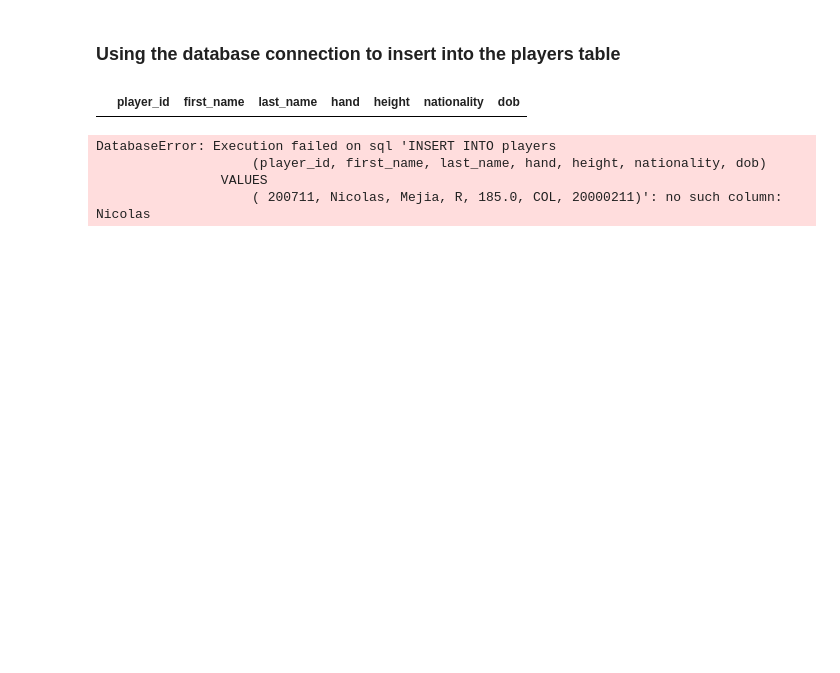
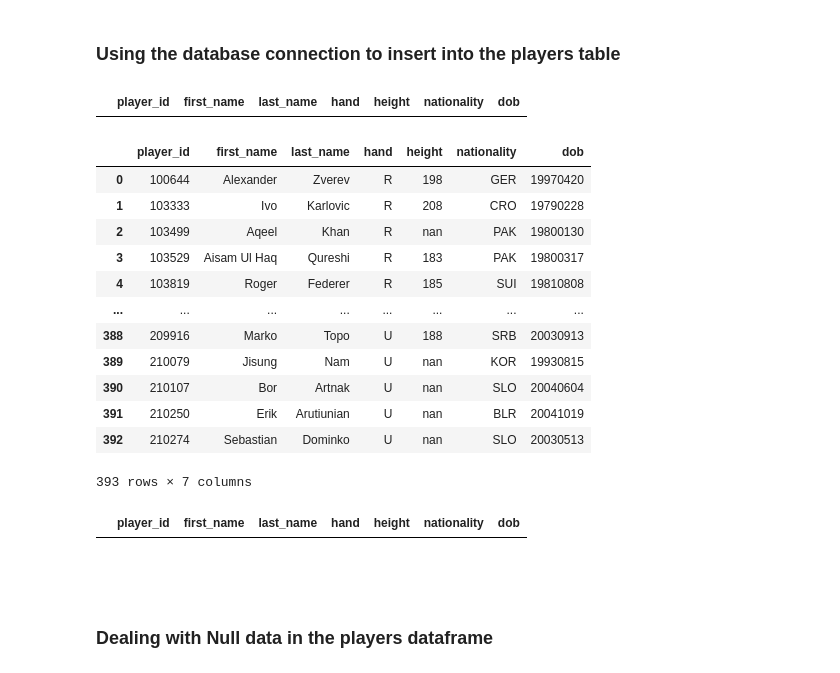
Before and after one commit to sebjshaw/Passion_Projects, a Jupyter notebook: ATP/database_testing.ipynb, the cells around one changed output. Saved outputs shown, nothing was run; the diff lists cells and outputs as text; code cells hidden in the pictures; blank space fills up the shorter version.

```diff
--- a/ATP/database_testing.ipynb
+++ b/ATP/database_testing.ipynb
@@ -119,6 +106,8 @@ database.q('SELECT * FROM players')
 # %% [output]
 |  | player_id | first_name | last_name | hand | height | nationality | dob |
 # %%
+# insert all of the players from 2021 into the players table
+
 ids = df_2021_player_info.player_id
 firsts = df_2021_player_info.name_first
 lasts = df_2021_player_info.name_last
@@ -132,13 +121,32 @@ for id, first, last, hand, height, nat, dob  in zip(ids, firsts, lasts, hands, h
                 INSERT INTO players
                     (player_id, first_name, last_name, hand, height, nationality, dob)
                 VALUES
-                    ({id}, {first}, {last}, {hand}, {height}, {nat}, {dob});
+                    ('{id}', '{first}', '{last}', '{hand}', '{height}', '{nat}', '{dob}');
                     """)
-
-# having some trouble inserting into the table, unsure what the problem is (bugging me
-# and need to fix)
-# %% [output]
-DatabaseError: Execution failed on sql 'INSERT INTO players
-                    (player_id, first_name, last_name, hand, height, nationality, dob)
-                VALUES
-                    ( 200711, Nicolas, Mejia, R, 185.0, COL, 20000211)': no such column: Nicolas
+# %%
+database.q("SELECT * FROM players")
+# %% [output]
+|  | player_id | first_name | last_name | hand | height | nationality | dob |
+| 0 | 100644 | Alexander | Zverev | R | 198 | GER | 19970420 |
+| 1 | 103333 | Ivo | Karlovic | R | 208 | CRO | 19790228 |
+| 2 | 103499 | Aqeel | Khan | R | nan | PAK | 19800130 |
+| 3 | 103529 | Aisam Ul Haq | Qureshi | R | 183 | PAK | 19800317 |
+| 4 | 103819 | Roger | Federer | R | 185 | SUI | 19810808 |
+| ... | ... | ... | ... | ... | ... | ... | ... |
+| 388 | 209916 | Marko | Topo | U | 188 | SRB | 20030913 |
+| 389 | 210079 | Jisung | Nam | U | nan | KOR | 19930815 |
+| 390 | 210107 | Bor | Artnak | U | nan | SLO | 20040604 |
+| 391 | 210250 | Erik | Arutiunian | U | nan | BLR | 20041019 |
+| 392 | 210274 | Sebastian | Dominko | U | nan | SLO | 20030513 |
+393 rows × 7 columns
+# %%
+# removing all entries in the players table
+
+database.q("DELETE FROM players")
+database.q("SELECT * FROM players")
+# %% [output]
+|  | player_id | first_name | last_name | hand | height | nationality | dob |
+# %% [markdown]
+###
+# %% [markdown]
+### Dealing with Null data in the players dataframe
```
Also changed, not shown: parts of 8 cells of this notebook, 1 other file.
